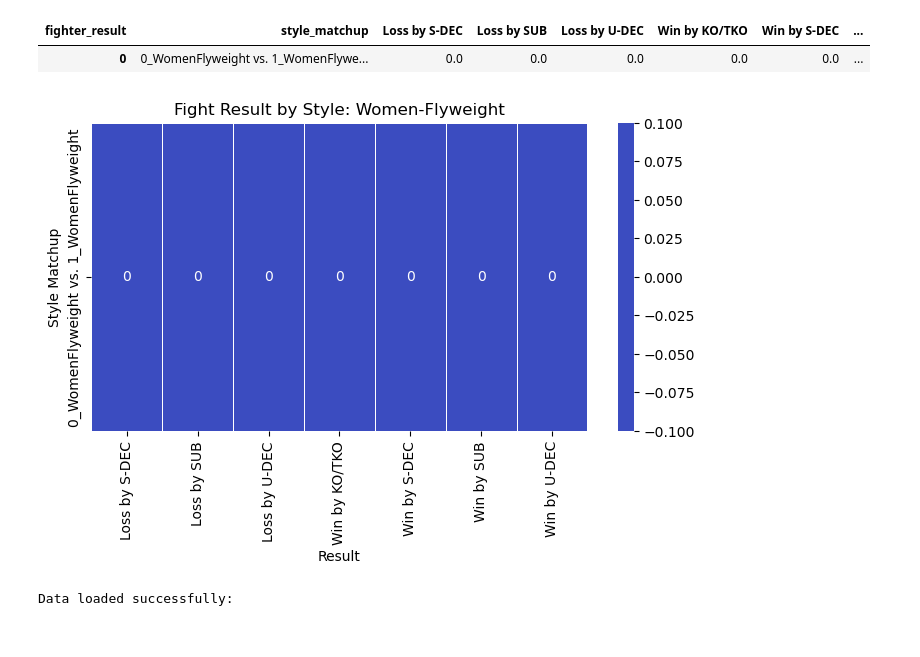
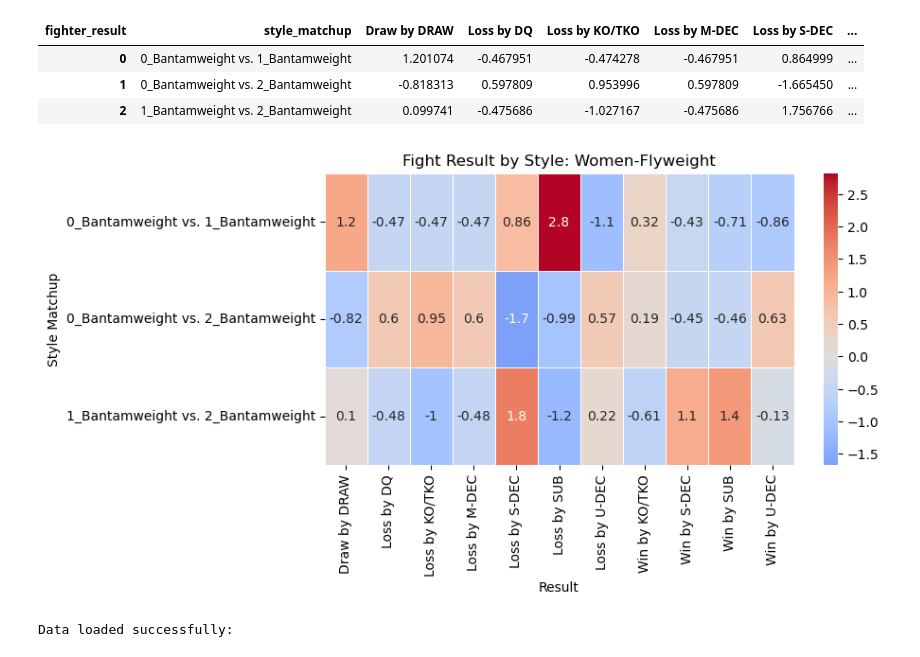
Before and after one commit to john-adeojo/ufc_styles, a Jupyter notebook: notebook/statistical analysis.ipynb, the cells around one changed output. Saved outputs shown, nothing was run; the diff lists cells and outputs as text; code cells hidden in the pictures.

Commit message:
data update

```diff
--- a/notebook/statistical analysis.ipynb
+++ b/notebook/statistical analysis.ipynb
@@ -106,30 +101,32 @@ Degrees of Freedom: 0
 # %%
 fighter_result = list(analysis_data_opposing_styles['fighter_result'].drop_duplicates())
 # %%
-result_WomenFlyweight = results['WomenFlyweight']
-result_WomenFlyweight
+result_Bantamweight = results['Bantamweight']
+result_Bantamweight
 # %% [output]
-| fighter_result | style_matchup | Loss by S-DEC | Loss by SUB | Loss by U-DEC | Win by KO/TKO | Win by S-DEC | ... |
-| 0 | 0_WomenFlyweight vs. 1_WomenFlywe... | 0.0 | 0.0 | 0.0 | 0.0 | 0.0 | ... |
+| fighter_result | style_matchup | Draw by DRAW | Loss by DQ | Loss by KO/TKO | Loss by M-DEC | Loss by S-DEC | ... |
+| 0 | 0_Bantamweight vs. 1_Bantamweight | 1.201074 | -0.467951 | -0.474278 | -0.467951 | 0.864999 | ... |
+| 1 | 0_Bantamweight vs. 2_Bantamweight | -0.818313 | 0.597809 | 0.953996 | 0.597809 | -1.665450 | ... |
+| 2 | 1_Bantamweight vs. 2_Bantamweight | 0.099741 | -0.475686 | -1.027167 | -0.475686 | 1.756766 | ... |
 # %%
 import seaborn as sns
 import matplotlib.pyplot as plt
 
-col = result_WomenFlyweight.drop(columns=['style_matchup']).columns
+col = result_Bantamweight.drop(columns=['style_matchup']).columns
 
 # Prepare the data for the heatmap
-heatmap_data = result_WomenFlyweight.set_index('style_matchup')[col]
+heatmap_data = result_Bantamweight.set_index('style_matchup')[col]
 
 # Create the heatmap
 plt.figure(figsize=(8, 4))
 sns.heatmap(heatmap_data, cmap='coolwarm', annot=True, linewidths=0.5, center=0)
 plt.title('Fight Result by Style: Women-Flyweight')
 plt.xlabel('Result')
 plt.ylabel('Style Matchup')
 #plt.savefig(r"C:\Users\johna\anaconda3\envs\twitter-influence-env\twitter-influence\data\03_reports\sentiment_heatmap.png")
 plt.show()
 # %% [output]
-[figure, old version]
+[figure, new version]
 # %%
 import requests
 import json
```
Also changed, not shown: parts of 7 cells of this notebook.
